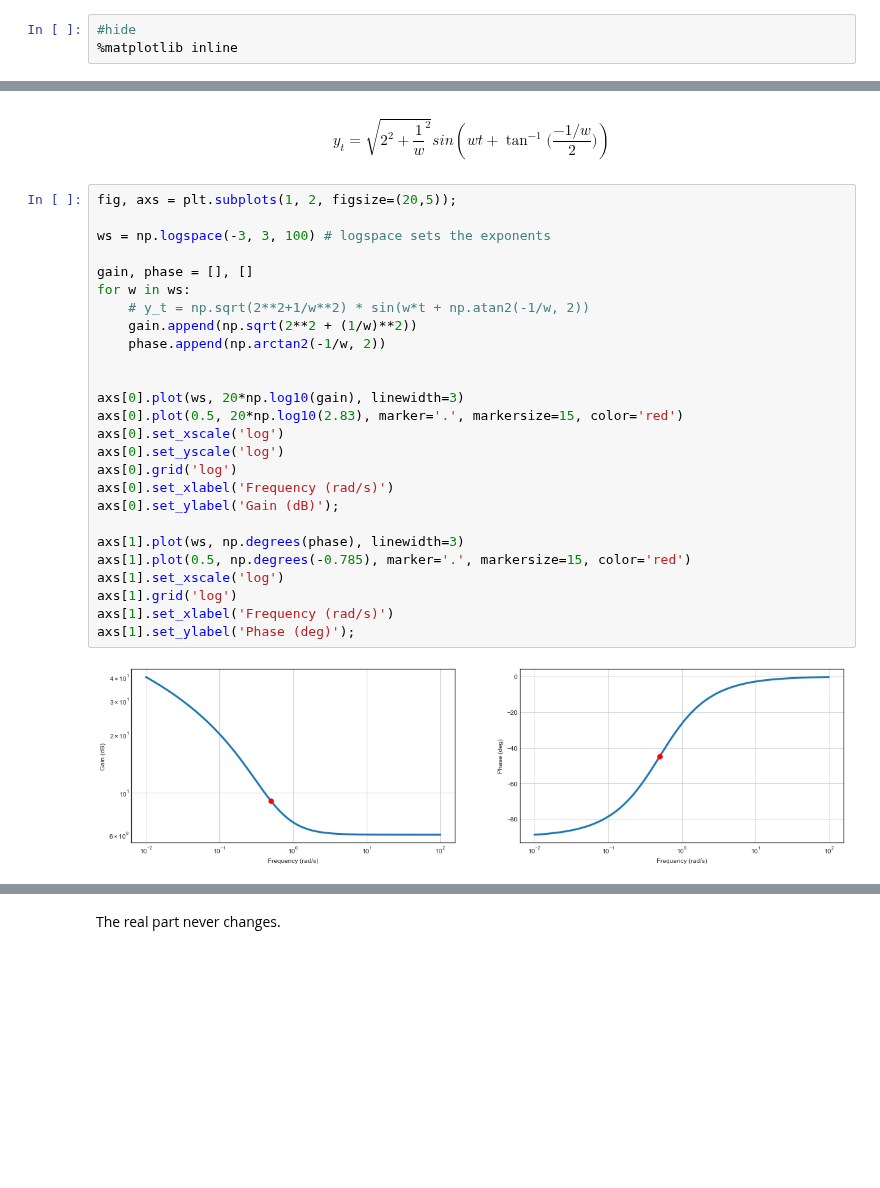
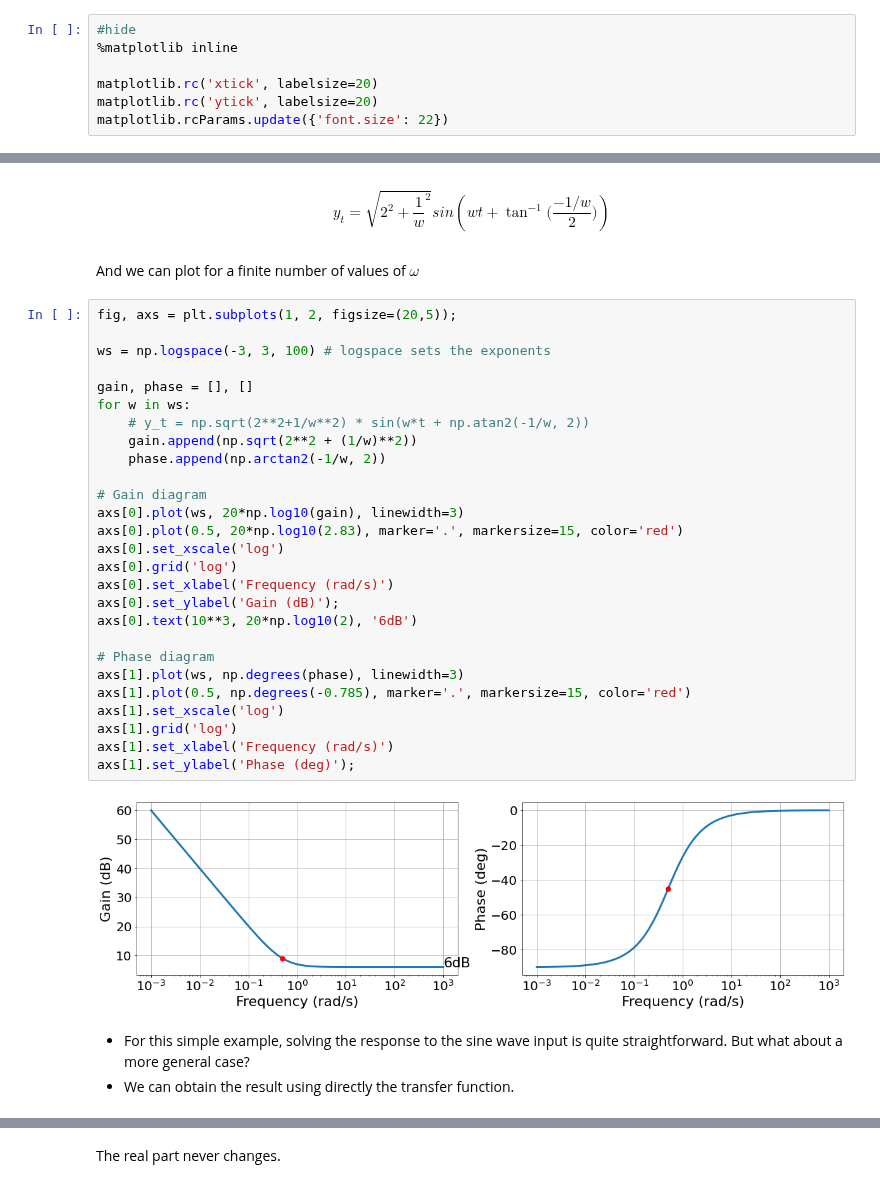
Before and after one commit to andreamunafo/classical_control_theory, a Jupyter notebook: 06_Intro_to_freq_response_and_bode_plots.ipynb, the cells around one changed output, grey strips where cells are left out. Saved outputs shown, nothing was run; the diff lists cells and outputs as text; blank space fills up the shorter version.

```diff
--- a/06_Intro_to_freq_response_and_bode_plots.ipynb
+++ b/06_Intro_to_freq_response_and_bode_plots.ipynb
@@ -22,6 +25,10 @@ import pandas as pd
 # %%
 #hide
 %matplotlib inline
+
+matplotlib.rc('xtick', labelsize=20)
+matplotlib.rc('ytick', labelsize=20)
+matplotlib.rcParams.update({'font.size': 22})
 # %% [markdown]
 -----------------------
 # %% [markdown]
@@ -211,32 +248,38 @@ We can manually calculate the frequency response for all possible values of $\om
 $$
 y_t = \sqrt{2^2+\frac{1}{w}^2} sin(wt + \tan^{-1} \big(\frac{-1/w}{2}\big) )
 $$
+# %% [markdown]
+And we can plot for a finite number of values of $\omega$
 # %%
 fig, axs = plt.subplots(1, 2, figsize=(20,5));
 
 ws = np.logspace(-3, 3, 100) # logspace sets the exponents
 
 gain, phase = [], []
 for w in ws:
     # y_t = np.sqrt(2**2+1/w**2) * sin(w*t + np.atan2(-1/w, 2))
     gain.append(np.sqrt(2**2 + (1/w)**2))
     phase.append(np.arctan2(-1/w, 2))
 
-
+# Gain diagram
 axs[0].plot(ws, 20*np.log10(gain), linewidth=3)
 axs[0].plot(0.5, 20*np.log10(2.83), marker='.', markersize=15, color='red')
 axs[0].set_xscale('log')
-axs[0].set_yscale('log')
 axs[0].grid('log')
 axs[0].set_xlabel('Frequency (rad/s)')
 axs[0].set_ylabel('Gain (dB)');
+axs[0].text(10**3, 20*np.log10(2), '6dB')
 
+# Phase diagram
 axs[1].plot(ws, np.degrees(phase), linewidth=3)
 axs[1].plot(0.5, np.degrees(-0.785), marker='.', markersize=15, color='red')
 axs[1].set_xscale('log')
 axs[1].grid('log')
 axs[1].set_xlabel('Frequency (rad/s)')
 axs[1].set_ylabel('Phase (deg)');
 # %% [output]
-[figure, old version]
+[figure, new version]
+# %% [markdown]
+- For this simple example, solving the response to the sine wave input is quite straightforward. But what about a more general case?
+- We can obtain the result using directly the transfer function.
 # %% [markdown]
```
Also changed, not shown: parts of 69 cells of this notebook, 1 other file.
